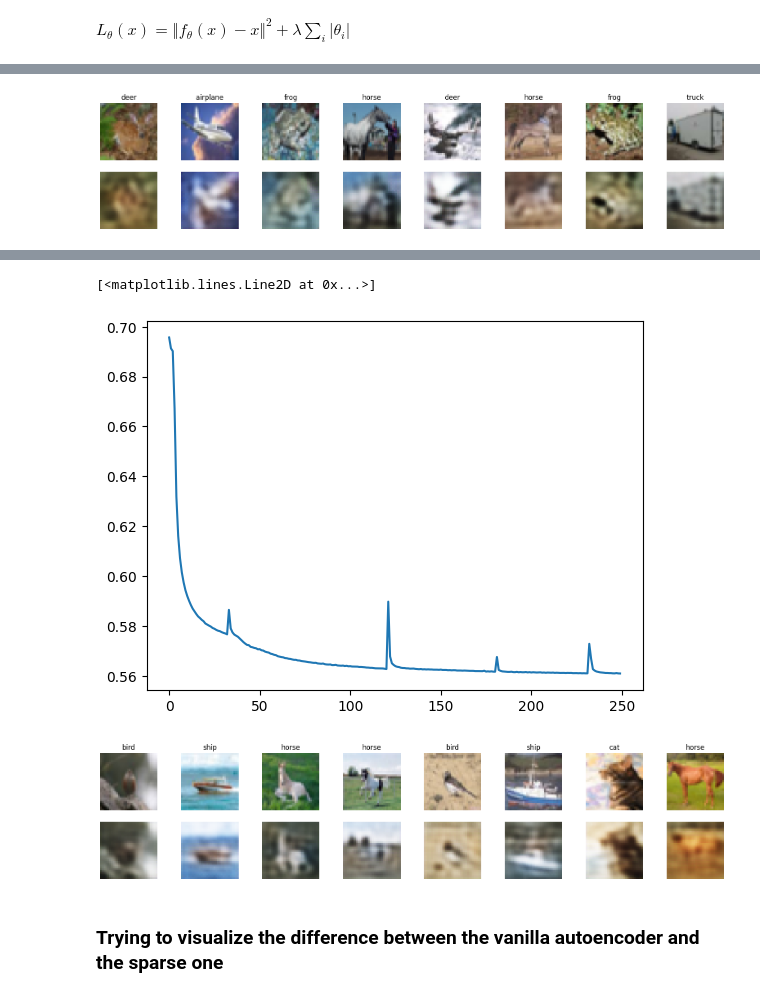
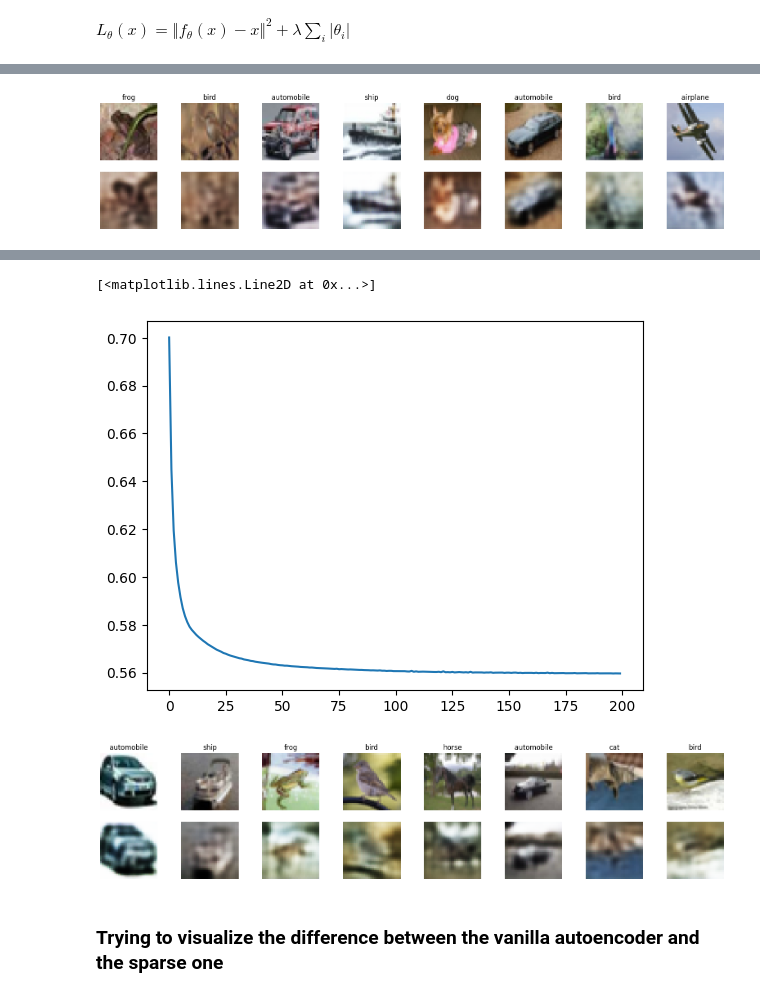
Before and after one commit to antony-zhao/RLTesting, a Jupyter notebook: rltesting/world_model_testing/vae_testing_torch.ipynb, the cells around one changed output, grey strips where cells are left out. Cells and saved outputs as stored; diff of their text form; code cells hidden in the pictures.

```diff
--- a/rltesting/world_model_testing/vae_testing_torch.ipynb
+++ b/rltesting/world_model_testing/vae_testing_torch.ipynb
@@ -11,7 +11,7 @@ import numpy as np
 batch_size = 512
 lr = 2e-4
 latent_dim = 128
-n_epochs = 100
+n_epochs = 200
 device = 'cuda' if torch.cuda.is_available() else 'cpu'
 
 to_numpy = lambda x: x.cpu().detach().numpy()
@@ -92,7 +92,7 @@ class Encoder(nn.Module):
                 convs.append(act())
         self.convs = nn.ModuleList(convs)
         self.conv_shape = (conv_channels[-1], curr_size, curr_size)
-        self.mlp = MLP(prod(self.conv_shape), latent_dim, 256, 0, act=act)
+        self.mlp = nn.Linear(prod(self.conv_shape), latent_dim)
 
     def forward(self, x):
         for i in range(len(self.convs)):
@@ -130,12 +130,12 @@ $L_{\theta}(x) = \Vert f_{\theta}(x) - x \Vert^2 + \lambda \sum_{i} |\theta_i|
 $
 # %%
 class AutoEncoder(nn.Module):
-    def __init__(self, image_size=32, image_channels=3, conv_channels=[16, 64], num_convs=[3, 3], l1_penalty=0):
+    def __init__(self, image_size=32, image_channels=3, conv_channels=[16, 32], num_convs=[1, 1], l1_penalty_coef=0):
         super().__init__()
         self.encoder = Encoder(image_size, image_channels, conv_channels, num_convs)
         self.decoder = Decoder(self.encoder.conv_shape, image_size, image_channels, conv_channels[::-1], num_convs[::-1])
-        self.loss = nn.BCELoss()
-        self.penalty = l1_penalty
+        self.reconstruction_loss = nn.BCELoss()
+        self.penalty_coef = l1_penalty_coef
 
     def compute_latent(self, x):
         return self.encoder(x)
@@ -152,7 +152,7 @@ class AutoEncoder(nn.Module):
     def compute_loss(self, x):
         latent = self.compute_latent(x)
         reconstructed = self.from_latent(latent)
-        loss = self.loss(reconstructed, x) + torch.sum(torch.abs(latent), -1).mean() * self.penalty
+        loss = self.reconstruction_loss(reconstructed, x) + torch.sum(torch.abs(latent), -1).mean() * self.penalty_coef
         return loss
 # %%
 def train_autoencoder(autoencoder, dataset, opt, epochs=n_epochs):
@@ -209,11 +219,11 @@ def plot_ae_results(x_original, x_pred, x_class, num=8, figwidth=20, figheight=4
 # %%
 plot_ae_results(x_temp, x_pred, y_temp)
 # %% [output]
-[figure, old version]
+[figure, new version]
 # %%
-sparse_autoencoder = AutoEncoder(l1_penalty=1e-3).to(device)
-opt = optim.AdamW(sparse_autoencoder.parameters(), 1e-4)
+sparse_autoencoder = AutoEncoder(l1_penalty_coef=1e-5).to(device)
+opt = optim.AdamW(sparse_autoencoder.parameters(), lr)
 
-sparse_autoencoder, losses = train_autoencoder(sparse_autoencoder, trainloader, opt, epochs=250)
+sparse_autoencoder, losses = train_autoencoder(sparse_autoencoder, trainloader, opt)
 plt.plot(losses)
 # %% [output]
@@ -237,12 +250,12 @@ Epoch: 250, Loss: 0.5608893036842346
 [<matplotlib.lines.Line2D at 0x...>]
-[figure, old version]
+[figure, new version]
 # %%
 x_temp, y_temp = next(iter(trainloader))
 x_pred = sparse_autoencoder.reconstruction(x_temp.to(device))
 
 plot_ae_results(x_temp, x_pred, y_temp)
 # %% [output]
-[figure, old version]
+[figure, new version]
 # %% [markdown]
 ### Trying to visualize the difference between the vanilla autoencoder and the sparse one
 # %%
```
Also changed, not shown: parts of 7 cells of this notebook, 5 other files.
